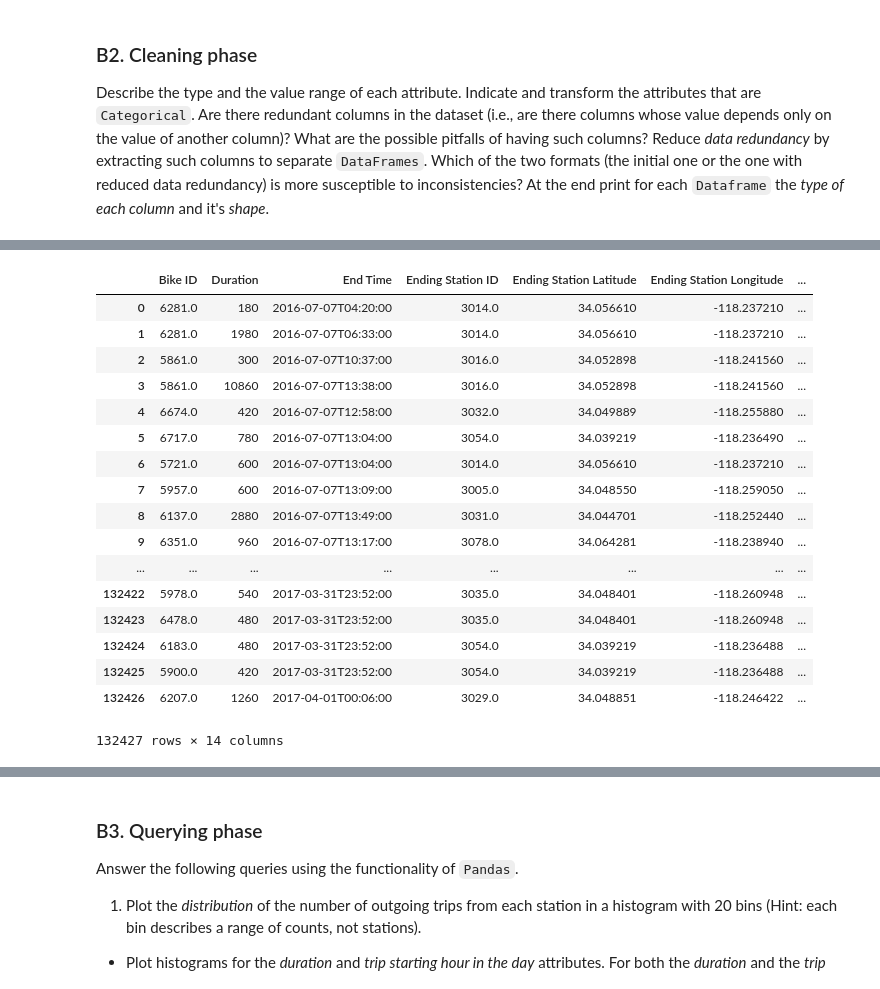
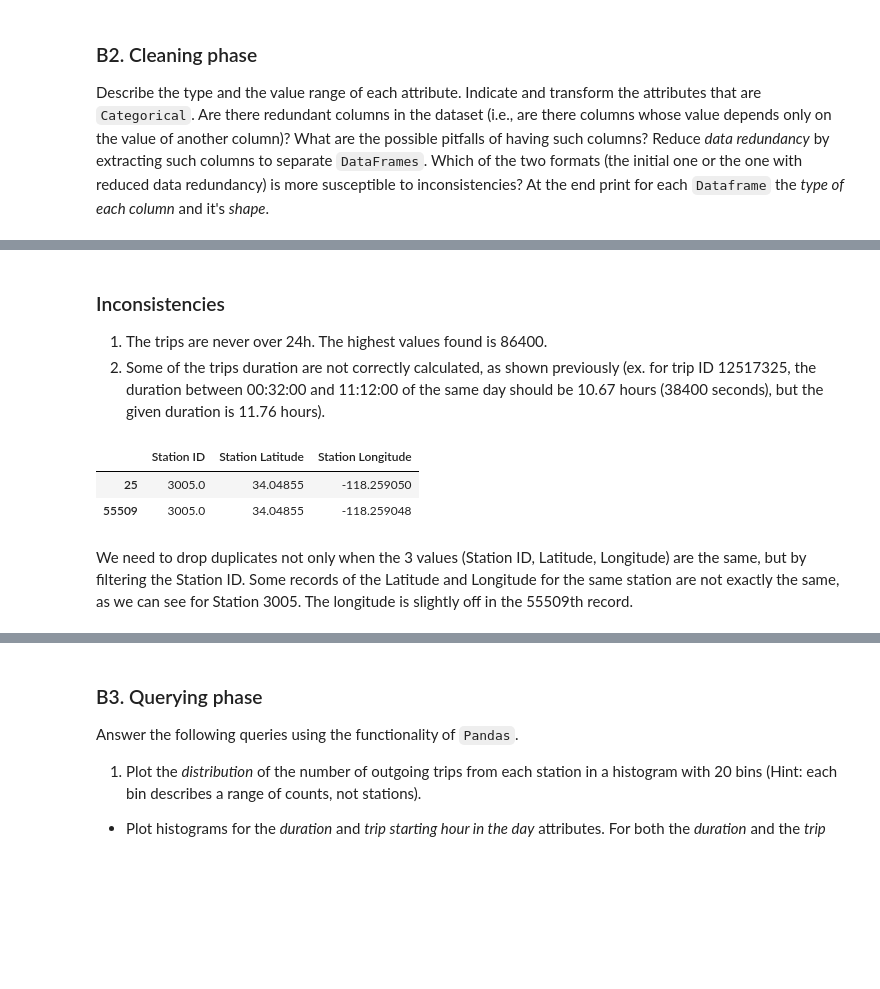
Before and after one commit to Sytta/ADA2018-Homework-CANada, a Jupyter notebook: 01 - Pandas and Data Wrangling/Exercise 1.ipynb, the cells around one changed output, grey strips where cells are left out. Cells and saved outputs as stored; diff of their text form; code cells hidden in the pictures; blank space fills up the shorter version.

```diff
--- a/01 - Pandas and Data Wrangling/Exercise 1.ipynb
+++ b/01 - Pandas and Data Wrangling/Exercise 1.ipynb
@@ -293,30 +262,20 @@ trip_duration
+# %% [markdown]
+### Inconsistencies
+
+1. The trips are never over 24h. The highest values found is 86400.
+2. Some of the trips duration are not correctly calculated, as shown previously (ex. for trip ID 12517325, the duration between 00:32:00 and 11:12:00 of the same day should be 10.67 hours (38400 seconds), but the given duration is 11.76 hours).
 # %%
 # Get all stations informations
 starting_stations = bike_file[['Starting Station ID', 'Starting Station Latitude', 'Starting Station Longitude']]
 starting_stations = starting_stations.rename(index=str, columns={"Starting Station ID": "Station ID", "Starting Station Latitude": "Station Latitude", "Starting Station Longitude":"Station Longitude"})
 ending_stations = bike_file[['Ending Station ID', 'Ending Station Latitude', 'Ending Station Longitude']]
 ending_stations = ending_stations.rename(index=str, columns={"Ending Station ID": "Station ID", "Ending Station Latitude": "Station Latitude", "Ending Station Longitude":"Station Longitude"})
 stations = pd.concat([starting_stations, ending_stations], axis=0, sort=True)
-# Drop duplicates, rows with on
-stations = stations.drop_duplicates(subset='Station ID').dropna(how='all').reset_index(drop=True)
-# Stations with 0.000 as latitude???? (238)
-stations['Station ID'] = stations['Station ID'].astype(int)
+
+stations.loc[stations['Station ID'] == 3005].drop_duplicates().head()
 # %% [output]
-|  | Bike ID | Duration | End Time | Ending Station ID | Ending Station Latitude | Ending Station Longitude | ... |
-| 0 | 6281.0 | 180 | 2016-07-07T04:20:00 | 3014.0 | 34.056610 | -118.237210 | ... |
-| 1 | 6281.0 | 1980 | 2016-07-07T06:33:00 | 3014.0 | 34.056610 | -118.237210 | ... |
-| 2 | 5861.0 | 300 | 2016-07-07T10:37:00 | 3016.0 | 34.052898 | -118.241560 | ... |
-| 3 | 5861.0 | 10860 | 2016-07-07T13:38:00 | 3016.0 | 34.052898 | -118.241560 | ... |
-| 4 | 6674.0 | 420 | 2016-07-07T12:58:00 | 3032.0 | 34.049889 | -118.255880 | ... |
-| 5 | 6717.0 | 780 | 2016-07-07T13:04:00 | 3054.0 | 34.039219 | -118.236490 | ... |
-| 6 | 5721.0 | 600 | 2016-07-07T13:04:00 | 3014.0 | 34.056610 | -118.237210 | ... |
-| 7 | 5957.0 | 600 | 2016-07-07T13:09:00 | 3005.0 | 34.048550 | -118.259050 | ... |
-| 8 | 6137.0 | 2880 | 2016-07-07T13:49:00 | 3031.0 | 34.044701 | -118.252440 | ... |
-| 9 | 6351.0 | 960 | 2016-07-07T13:17:00 | 3078.0 | 34.064281 | -118.238940 | ... |
-| ... | ... | ... | ... | ... | ... | ... | ... |
-| 132422 | 5978.0 | 540 | 2017-03-31T23:52:00 | 3035.0 | 34.048401 | -118.260948 | ... |
-| 132423 | 6478.0 | 480 | 2017-03-31T23:52:00 | 3035.0 | 34.048401 | -118.260948 | ... |
-| 132424 | 6183.0 | 480 | 2017-03-31T23:52:00 | 3054.0 | 34.039219 | -118.236488 | ... |
-| 132425 | 5900.0 | 420 | 2017-03-31T23:52:00 | 3054.0 | 34.039219 | -118.236488 | ... |
-| 132426 | 6207.0 | 1260 | 2017-04-01T00:06:00 | 3029.0 | 34.048851 | -118.246422 | ... |
+|  | Station ID | Station Latitude | Station Longitude |
+| 25 | 3005.0 | 34.04855 | -118.259050 |
+| 55509 | 3005.0 | 34.04855 | -118.259048 |
-132427 rows × 14 columns
+# %% [markdown]
+We need to drop duplicates not only when the 3 values (Station ID, Latitude, Longitude) are the same, but by filtering the Station ID. Some records of the Latitude and Longitude for the same station are not exactly the same, as we can see for Station 3005. The longitude is slightly off in the 55509th record.
```
Also changed, not shown: parts of 18 cells of this notebook, 1 other file.
